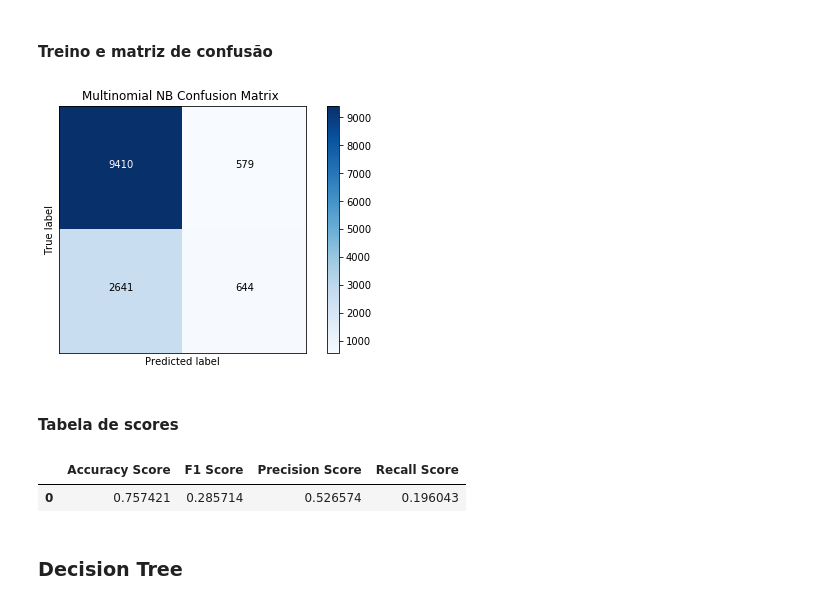
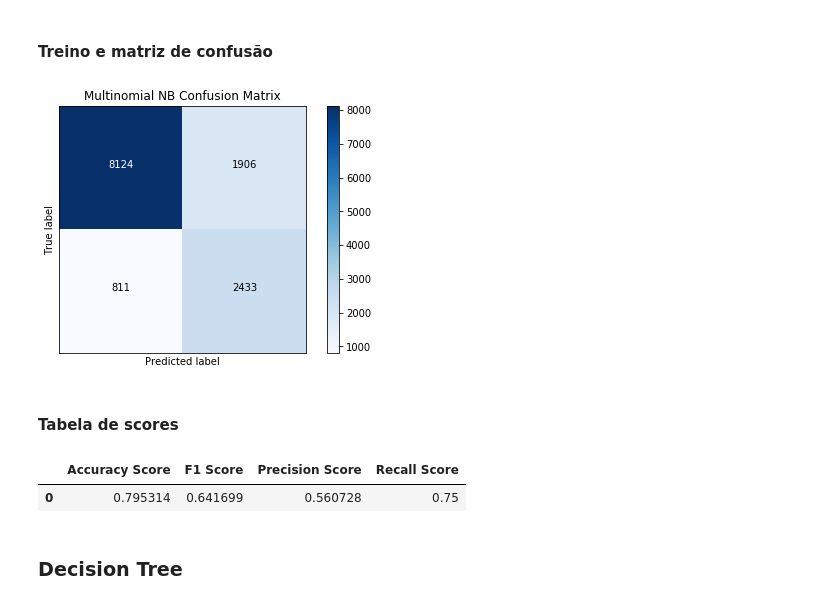
Before and after one commit to gaabrielfranco/data-mining-w2, a Jupyter notebook: tp2_gabriel.ipynb, the cells around one changed output. Saved outputs shown, nothing was run; the diff lists cells and outputs as text; code cells hidden in the pictures.

```diff
--- a/tp2_gabriel.ipynb
+++ b/tp2_gabriel.ipynb
@@ -70,5 +72,9 @@ y = pd.read_csv("data/train_Y.csv")
 testX = pd.read_csv("data/pd_testX.csv")
 
 X = X.drop(columns=["id"]).values
-y = y.drop(columns=["id"])
-y = (y.T).values[0]
+y = (y.drop(columns=["id"]).T).values[0]
+# %%
+X = MinMaxScaler().fit_transform(X)
+
+print(X, end='\n\n')
+print(y)
@@ -114,5 +125,0 @@ X_train, X_test, y_train, y_test = train_test_split(X, y, test_size=0.33)
-# %%
-nb = GaussianNB()
-nb.fit(X_train, y_train)
-
-plot_confusion_matrix(confusion_matrix(y_test, nb.predict(X_test)), title="Gaussian NB Confusion Matrix")
@@ -133,10 +166,11 @@ df_scores_nb
 # %%
 nb_mult = MultinomialNB()
 nb_mult.fit(X_train, y_train)
+joblib.dump(nb_mult, 'models/multinomial_nb.pkl')
 
 plot_confusion_matrix(confusion_matrix(y_test, nb_mult.predict(X_test)), title="Multinomial NB Confusion Matrix")
 # %% [output]
-[figure, old version]
+[figure, new version]
 # %% [markdown]
 #### Tabela de scores
 # %%
@@ -144,7 +178,7 @@ df_scores_nb_mult = create_scores_df(nb_mult)
 df_scores_nb_mult
 # %% [output]
 |  | Accuracy Score | F1 Score | Precision Score | Recall Score |
-| 0 | 0.757421 | 0.285714 | 0.526574 | 0.196043 |
+| 0 | 0.795314 | 0.641699 | 0.560728 | 0.75 |
 # %% [markdown]
 ### Decision Tree
 # %% [markdown]
```
Also changed, not shown: parts of 29 cells of this notebook, 2 other files.
